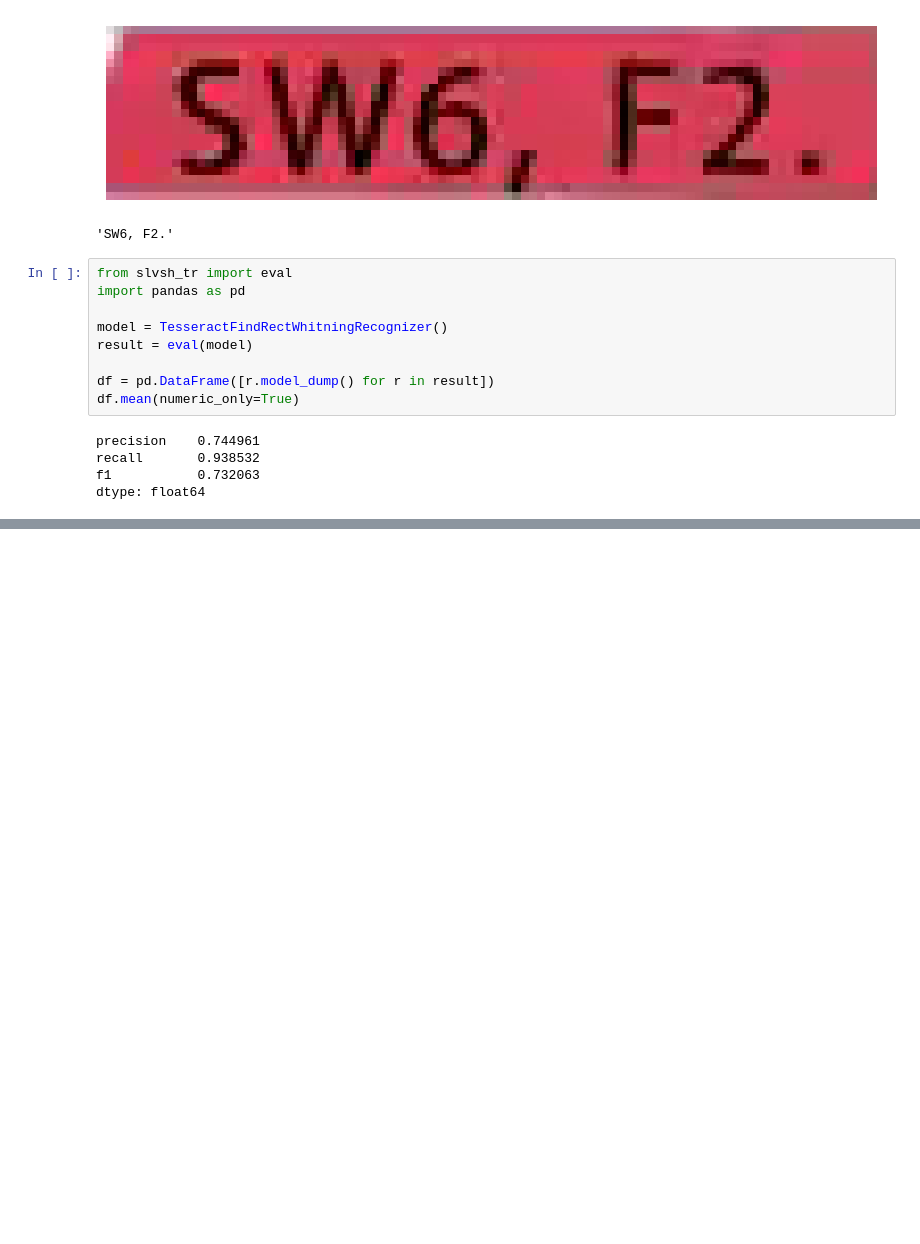
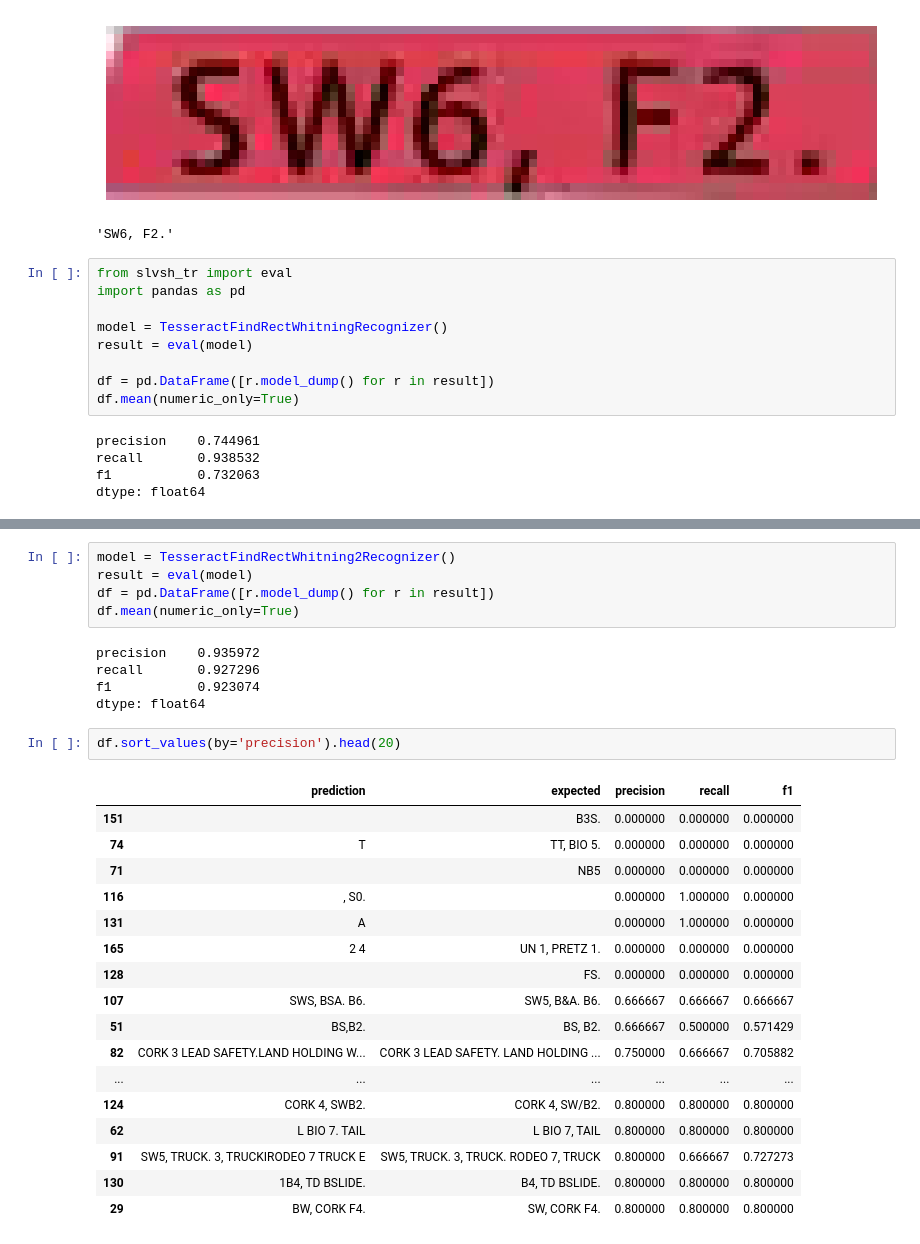
Before and after one commit to Sidebook/slvsh-index, a Jupyter notebook: notebook/yuitaso2.ipynb, the cells around one changed output, grey strips where cells are left out. Saved outputs shown, nothing was run; the diff lists cells and outputs as text; blank space fills up the shorter version.

```diff
--- a/notebook/yuitaso2.ipynb
+++ b/notebook/yuitaso2.ipynb
@@ -236,0 +258,30 @@ dtype: float64
+# %%
+model = TesseractFindRectWhitning2Recognizer()
+result = eval(model)
+df = pd.DataFrame([r.model_dump() for r in result])
+df.mean(numeric_only=True)
+# %% [output]
+precision    0.935972
+recall       0.927296
+f1           0.923074
+dtype: float64
+# %%
+df.sort_values(by='precision').head(20)
+# %% [output]
+|  | prediction | expected | precision | recall | f1 |
+| 151 |  | B3S. | 0.000000 | 0.000000 | 0.000000 |
+| 74 | T | TT, BIO 5. | 0.000000 | 0.000000 | 0.000000 |
+| 71 |  | NB5 | 0.000000 | 0.000000 | 0.000000 |
+| 116 | , S0. |  | 0.000000 | 1.000000 | 0.000000 |
+| 131 | A |  | 0.000000 | 1.000000 | 0.000000 |
+| 165 | 2 4 | UN 1, PRETZ 1. | 0.000000 | 0.000000 | 0.000000 |
+| 128 |  | FS. | 0.000000 | 0.000000 | 0.000000 |
+| 107 | SWS, BSA. B6. | SW5, B&A. B6. | 0.666667 | 0.666667 | 0.666667 |
+| 51 | BS,B2. | BS, B2. | 0.666667 | 0.500000 | 0.571429 |
+| 82 | CORK 3 LEAD SAFETY.LAND HOLDING W... | CORK 3 LEAD SAFETY. LAND HOLDING ... | 0.750000 | 0.666667 | 0.705882 |
+| ... | ... | ... | ... | ... | ... |
+| 124 | CORK 4, SWB2. | CORK 4, SW/B2. | 0.800000 | 0.800000 | 0.800000 |
+| 62 | L BIO 7. TAIL | L BIO 7, TAIL | 0.800000 | 0.800000 | 0.800000 |
+| 91 | SW5, TRUCK. 3, TRUCKIRODEO 7 TRUCK E | SW5, TRUCK. 3, TRUCK. RODEO 7, TRUCK | 0.800000 | 0.666667 | 0.727273 |
+| 130 | 1B4, TD BSLIDE. | B4, TD BSLIDE. | 0.800000 | 0.800000 | 0.800000 |
+| 29 | BW, CORK F4. | SW, CORK F4. | 0.800000 | 0.800000 | 0.800000 |
```
Also changed, not shown: parts of 14 cells of this notebook.
